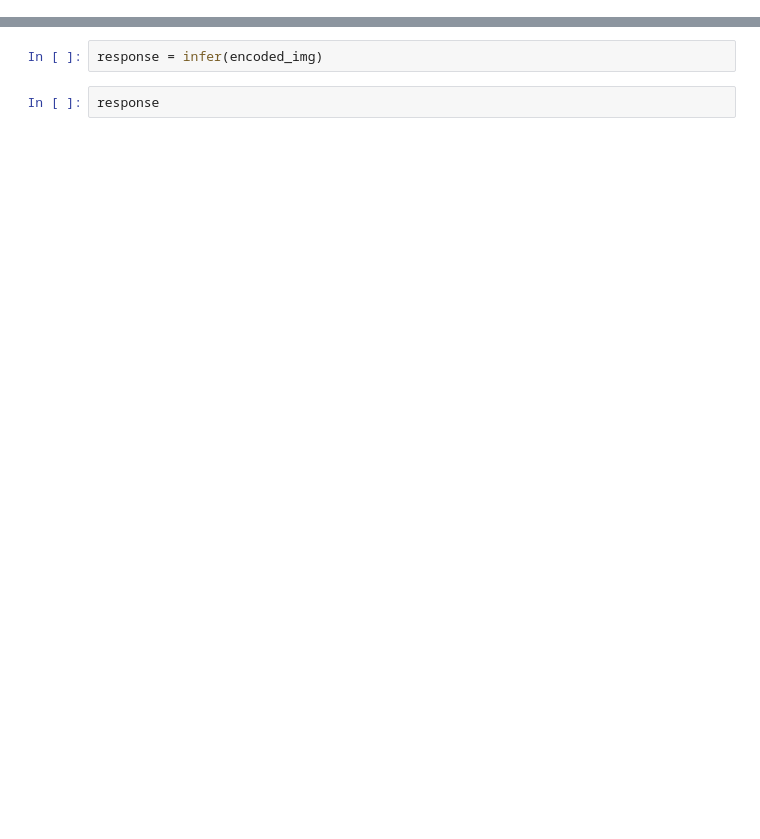
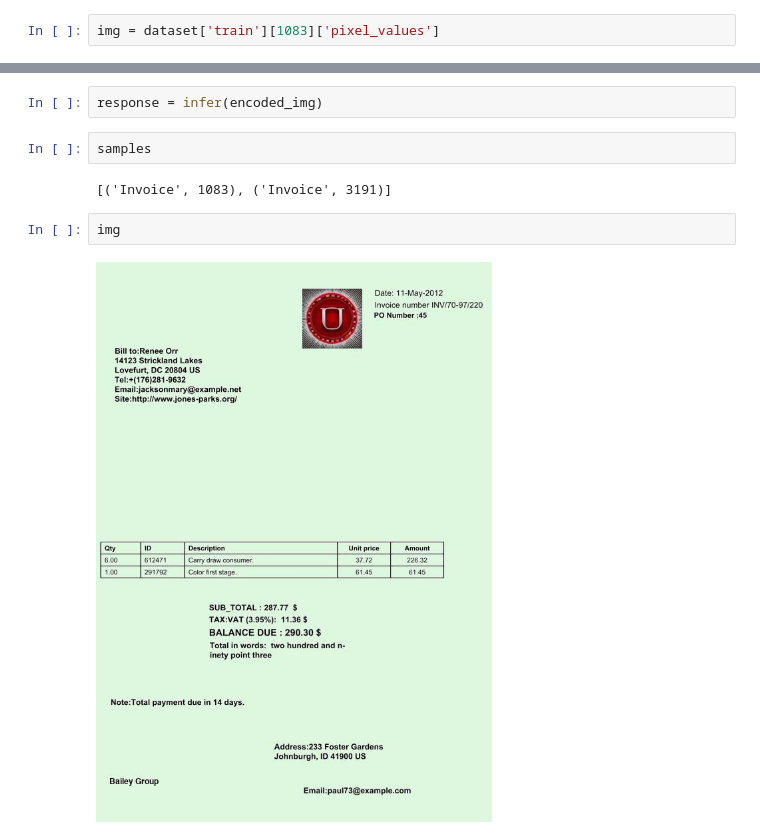
Before and after one commit to Yasalm/insurance_ai_engine, a Jupyter notebook: notebooks/01_experminets.ipynb, the cells around one changed output, grey strips where cells are left out. Drawn from its saved outputs; the diff is of its cells as text; blank space fills up the shorter version.

```diff
--- a/notebooks/01_experminets.ipynb
+++ b/notebooks/01_experminets.ipynb
@@ -103,3 +114,5 @@ from call import encode_image, infer
+# %%
+img = dataset['train'][1083]['pixel_values']
 # %%
 encoded_img = encode_image(img)
 # %%
@@ -109,4 +122,10 @@ encoded_img
 # %%
 response = infer(encoded_img)
-# %%
-response
+# %%
+samples
+# %% [output]
+[('Invoice', 1083), ('Invoice', 3191)]
+# %%
+img
+# %% [output]
+[figure, added]
```
Also changed, not shown: parts of 5 cells of this notebook, 4 other files.
